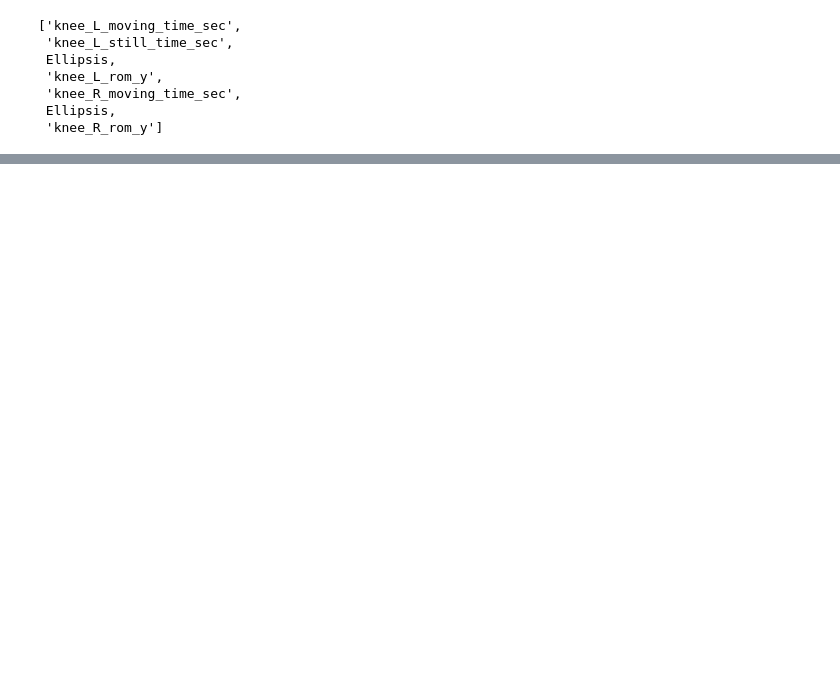
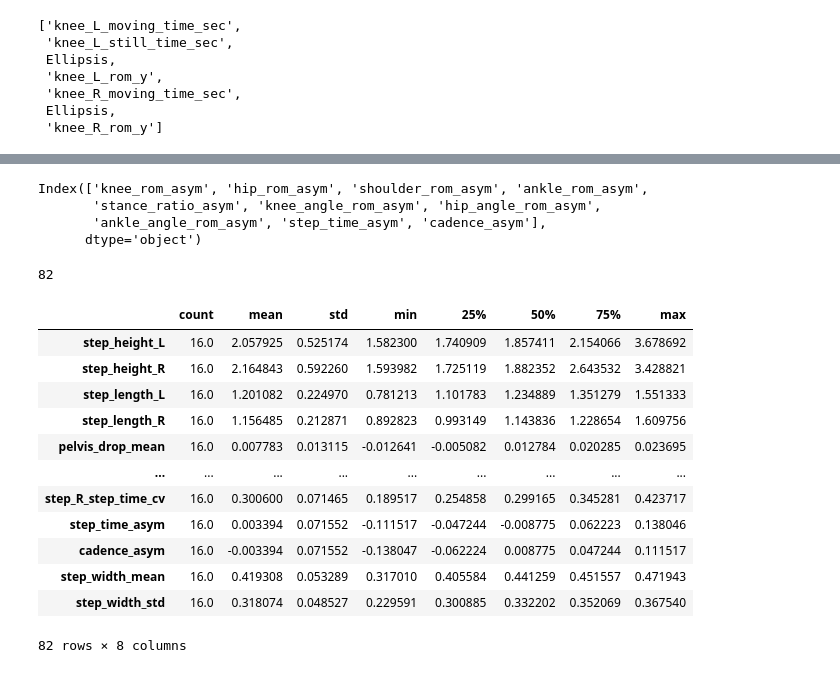
Before and after one commit to vaibhavredekar/GAITy-Capstone-Modeling, a Jupyter notebook: notebooks/feature_engineering_functions.ipynb, the cells around one changed output, grey strips where cells are left out. Drawn from its saved outputs; the diff is of its cells as text; code cells hidden in the pictures; blank space fills up the shorter version.

Commit message:
Add biomechanical & temporal gait feature extraction

```diff
--- a/notebooks/feature_engineering_functions.ipynb
+++ b/notebooks/feature_engineering_functions.ipynb
@@ -339,0 +419,3 @@ Based on this, a multi class basmodel can be build.
+# %%
+df_features = fx.extract_features_from_df_video(df_video)
+df_features.filter(regex="step_|cadence|width|stance_ratio").head()
@@ -339,0 +475,33 @@ Based on this, a multi class basmodel can be build.
+# %%
+df_features.filter(regex="rom").columns
+df_features.filter(regex="angle").columns
+df_features.filter(regex="step_").columns
+df_features.filter(regex="cadence").columns
+df_features.filter(regex="width").columns
+df_features.filter(regex="stance").columns
+df_features.filter(regex="asym").columns
+# %% [output]
+Index(['knee_rom_asym', 'hip_rom_asym', 'shoulder_rom_asym', 'ankle_rom_asym',
+       'stance_ratio_asym', 'knee_angle_rom_asym', 'hip_angle_rom_asym',
+       'ankle_angle_rom_asym', 'step_time_asym', 'cadence_asym'],
+      dtype='object')
+# %%
+len(feature_cols)
+# %% [output]
+82
+# %%
+df_features[feature_cols].describe().T
+# %% [output]
+|  | count | mean | std | min | 25% | 50% | 75% | max |
+| step_height_L | 16.0 | 2.057925 | 0.525174 | 1.582300 | 1.740909 | 1.857411 | 2.154066 | 3.678692 |
+| step_height_R | 16.0 | 2.164843 | 0.592260 | 1.593982 | 1.725119 | 1.882352 | 2.643532 | 3.428821 |
+| step_length_L | 16.0 | 1.201082 | 0.224970 | 0.781213 | 1.101783 | 1.234889 | 1.351279 | 1.551333 |
+| step_length_R | 16.0 | 1.156485 | 0.212871 | 0.892823 | 0.993149 | 1.143836 | 1.228654 | 1.609756 |
+| pelvis_drop_mean | 16.0 | 0.007783 | 0.013115 | -0.012641 | -0.005082 | 0.012784 | 0.020285 | 0.023695 |
+| ... | ... | ... | ... | ... | ... | ... | ... | ... |
+| step_R_step_time_cv | 16.0 | 0.300600 | 0.071465 | 0.189517 | 0.254858 | 0.299165 | 0.345281 | 0.423717 |
+| step_time_asym | 16.0 | 0.003394 | 0.071552 | -0.111517 | -0.047244 | -0.008775 | 0.062223 | 0.138046 |
+| cadence_asym | 16.0 | -0.003394 | 0.071552 | -0.138047 | -0.062224 | 0.008775 | 0.047244 | 0.111517 |
+| step_width_mean | 16.0 | 0.419308 | 0.053289 | 0.317010 | 0.405584 | 0.441259 | 0.451557 | 0.471943 |
+| step_width_std | 16.0 | 0.318074 | 0.048527 | 0.229591 | 0.300885 | 0.332202 | 0.352069 | 0.367540 |
+82 rows × 8 columns
```
Also changed, not shown: parts of 20 cells of this notebook.
